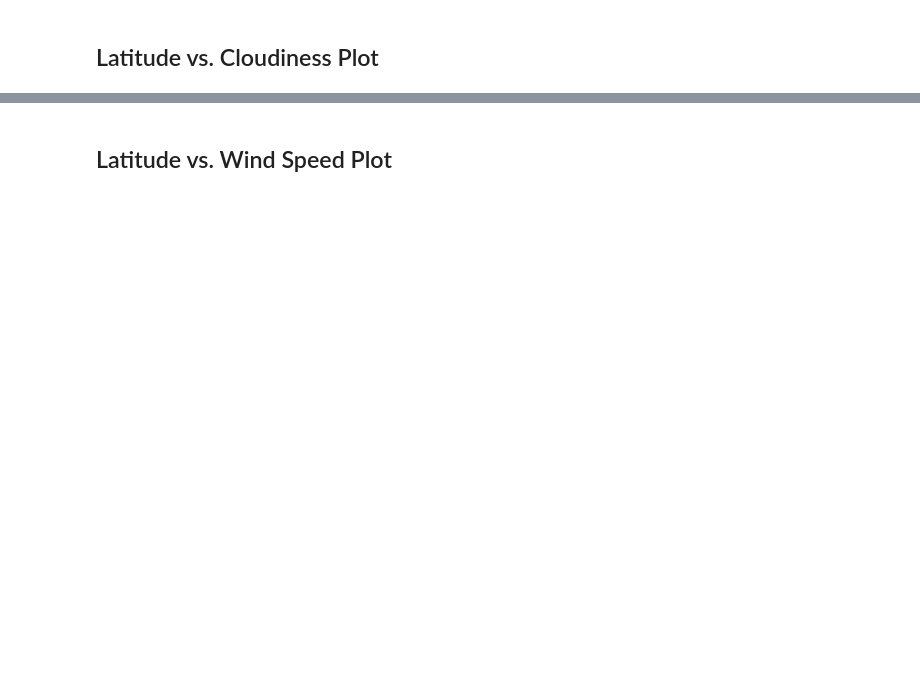
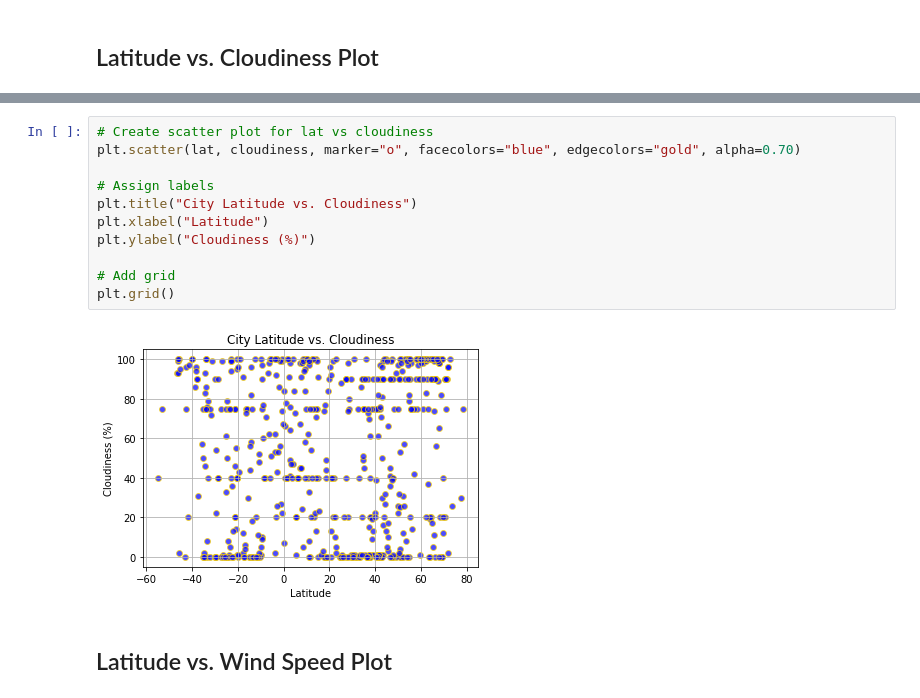
Before and after one commit to Lindsey-G/UCI-Homework-Giron, a Jupyter notebook: Homework_01/06-python-api-challenge/WeatherPy/02-WeatherPy.ipynb, the cells around one changed output, grey strips where cells are left out. Cells and saved outputs as stored; diff of their text form; blank space fills up the shorter version.

```diff
--- a/Homework_01/06-python-api-challenge/WeatherPy/02-WeatherPy.ipynb
+++ b/Homework_01/06-python-api-challenge/WeatherPy/02-WeatherPy.ipynb
@@ -254,2 +282,15 @@ Int64Index([], dtype='int64')
+# %%
+# Create scatter plot for lat vs cloudiness
+plt.scatter(lat, cloudiness, marker="o", facecolors="blue", edgecolors="gold", alpha=0.70)
+
+# Assign labels
+plt.title("City Latitude vs. Cloudiness")
+plt.xlabel("Latitude")
+plt.ylabel("Cloudiness (%)")
+
+# Add grid
+plt.grid()
+# %% [output]
+[figure, added]
 # %% [markdown]
 ## Latitude vs. Wind Speed Plot
```
Also changed, not shown: parts of 11 cells of this notebook.
